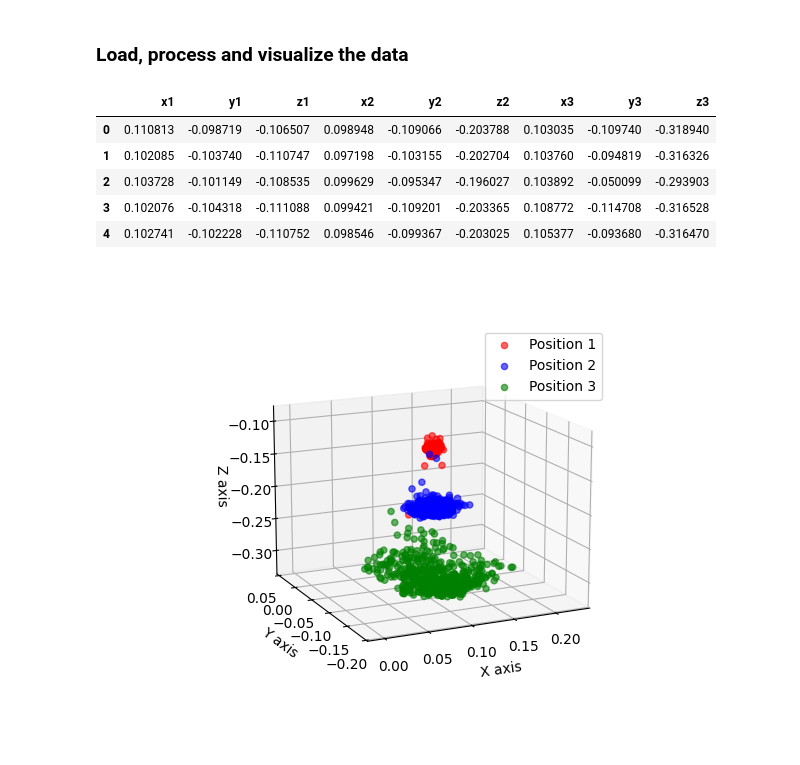
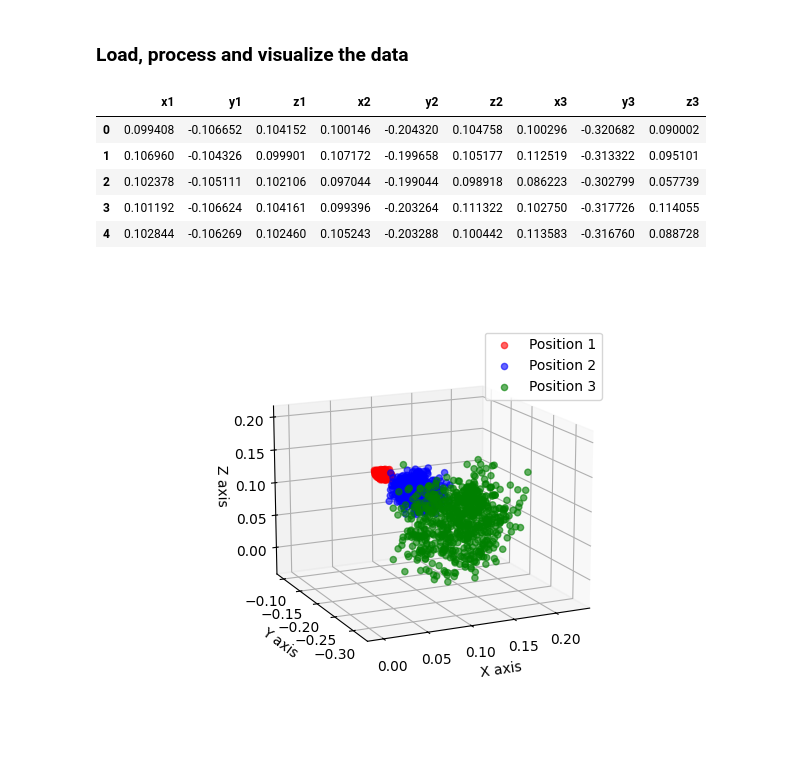
Before and after one commit to hbuurmei/asl_trunk, a Jupyter notebook: scripts/data_visualization.ipynb, the cells around one changed output. Saved outputs shown, nothing was run; the diff lists cells and outputs as text; code cells hidden in the pictures.

```diff
--- a/scripts/data_visualization.ipynb
+++ b/scripts/data_visualization.ipynb
@@ -6,17 +6,16 @@ from mpl_toolkits.mplot3d import Axes3D
 # %% [markdown]
 ### Load, process and visualize the data
 # %%
-# z_test = pd.read_csv('../data/trajectories/steady_state/steady_state_trajectories.csv')
-z_test = pd.read_csv('../data/trajectories/steady_state/steady_state.csv')
+z_ik = pd.read_csv('../data/trajectories/steady_state/steady_state_ik_y-up.csv')
 # %%
-z_test.head()
+z_ik.head()
 # %% [output]
 |  | x1 | y1 | z1 | x2 | y2 | z2 | x3 | y3 | z3 |
-| 0 | 0.110813 | -0.098719 | -0.106507 | 0.098948 | -0.109066 | -0.203788 | 0.103035 | -0.109740 | -0.318940 |
-| 1 | 0.102085 | -0.103740 | -0.110747 | 0.097198 | -0.103155 | -0.202704 | 0.103760 | -0.094819 | -0.316326 |
-| 2 | 0.103728 | -0.101149 | -0.108535 | 0.099629 | -0.095347 | -0.196027 | 0.103892 | -0.050099 | -0.293903 |
-| 3 | 0.102076 | -0.104318 | -0.111088 | 0.099421 | -0.109201 | -0.203365 | 0.108772 | -0.114708 | -0.316528 |
-| 4 | 0.102741 | -0.102228 | -0.110752 | 0.098546 | -0.099367 | -0.203025 | 0.105377 | -0.093680 | -0.316470 |
+| 0 | 0.099408 | -0.106652 | 0.104152 | 0.100146 | -0.204320 | 0.104758 | 0.100296 | -0.320682 | 0.090002 |
+| 1 | 0.106960 | -0.104326 | 0.099901 | 0.107172 | -0.199658 | 0.105177 | 0.112519 | -0.313322 | 0.095101 |
+| 2 | 0.102378 | -0.105111 | 0.102106 | 0.097044 | -0.199044 | 0.098918 | 0.086223 | -0.302799 | 0.057739 |
+| 3 | 0.101192 | -0.106624 | 0.104161 | 0.099396 | -0.203264 | 0.111322 | 0.102750 | -0.317726 | 0.114055 |
+| 4 | 0.102844 | -0.106269 | 0.102460 | 0.105243 | -0.203288 | 0.100442 | 0.113583 | -0.316760 | 0.088728 |
 # %%
 def set_axes_equal(ax):
     """
@@ -48,28 +47,27 @@ def set_axes_equal(ax):
 # %%
 plt.close('all')
 
 # Enable the ipympl backend for interactive plots
 %matplotlib widget
 
-# z_dataframes = [z_25, z_30, z_uni]
-z_dataframes = [z_test]
+z_dataframes = [z_ik]
 position_colors = ['r', 'b', 'g']
 
 fig = plt.figure()
 ax = fig.add_subplot(111, projection='3d')
 for z_df in z_dataframes:
     x1, y1, z1 = z_df['x1'], z_df['y1'], z_df['z1']
     x2, y2, z2 = z_df['x2'], z_df['y2'], z_df['z2']
     x3, y3, z3 = z_df['x3'], z_df['y3'], z_df['z3']
     ax.scatter(x1, y1, z1, color=position_colors[0], label='Position 1', alpha=0.6)
     ax.scatter(x2, y2, z2, color=position_colors[1], label='Position 2', alpha=0.6)
     ax.scatter(x3, y3, z3, color=position_colors[2], label='Position 3', alpha=0.6)
 ax.set_xlabel('X axis')
 ax.set_ylabel('Y axis')
 ax.set_zlabel('Z axis')
 # Adjust the view so that y-axis is upwards
 ax.view_init(elev=15, azim=245)
 ax.legend()
 set_axes_equal(ax)
 # %% [output]
-[figure, old version]
+[figure, new version]
```
Also changed, not shown: 1 other file.
